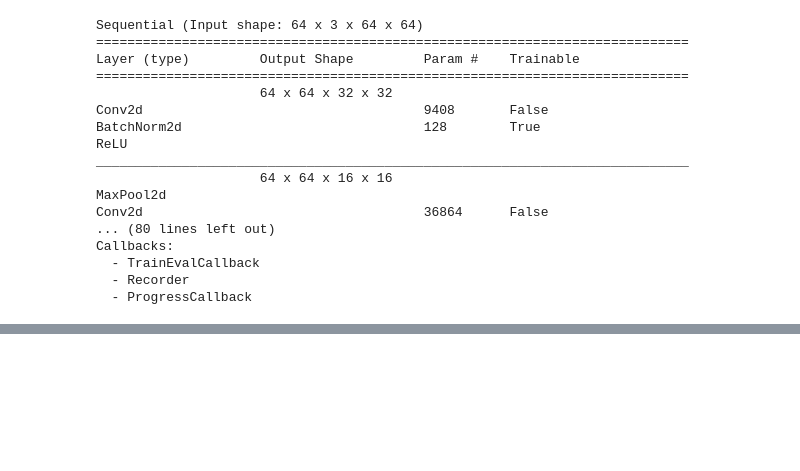
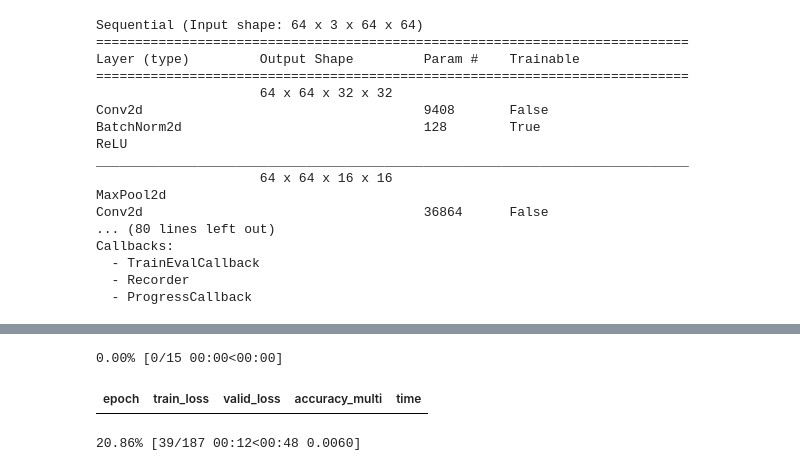
Before and after one commit to Aravinda89/Image-Classificatio-from-Scratch, a Jupyter notebook: CH_MNIST.ipynb, the cells around one changed output, grey strips where cells are left out. Drawn from its saved outputs; the diff is of its cells as text; code cells hidden in the pictures; blank space fills up the shorter version.

```diff
--- a/CH_MNIST.ipynb
+++ b/CH_MNIST.ipynb
@@ -197,4 +201,8 @@ learn.lr_find()
 # %%
-learn.fit_one_cycle(5, lr_max=0.0030199517495930195,
+learn.fit_one_cycle(15, lr_max=1.2022644114040304e-05,
                     cbs=[EarlyStoppingCallback(monitor='valid_loss', patience=2),
                         ReduceLROnPlateau(monitor='valid_loss', patience=2)])
+# %% [output]
+0.00% [0/15 00:00<00:00]
+| epoch | train_loss | valid_loss | accuracy_multi | time |
+20.86% [39/187 00:12<00:48 0.0060]
```
Also changed, not shown: parts of 7 cells of this notebook.
